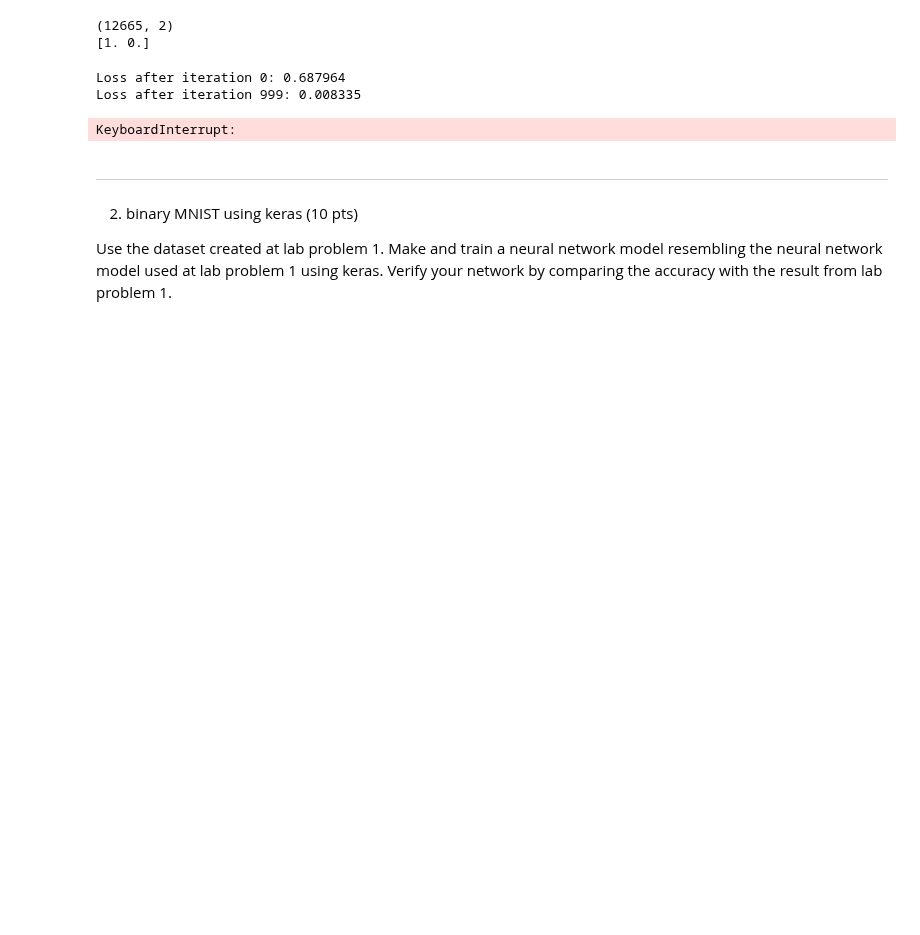
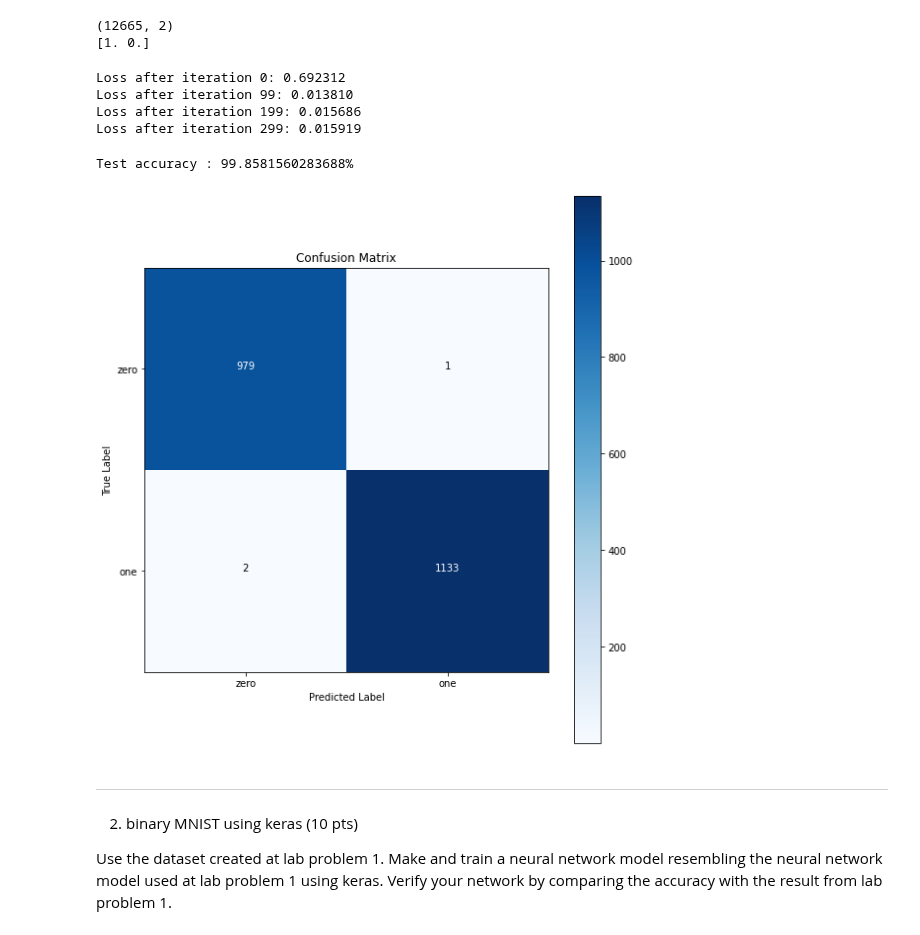
Before and after one commit to changwoonchoi/cl2020, a Jupyter notebook: as_6/assignment06.ipynb, the cells around one changed output. Saved outputs shown, nothing was run; the diff lists cells and outputs as text; code cells hidden in the pictures; blank space fills up the shorter version.

```diff
--- a/as_6/assignment06.ipynb
+++ b/as_6/assignment06.ipynb
@@ -224,7 +226,7 @@ def calculate_loss(model):
     # Calculating the loss
     corect_logprobs = -np.log([probs[i,np.nonzero(y_train_all)[(1)][i].astype('int64')] for i in range(num_examples)])
     data_loss = np.sum(corect_logprobs)
-    # Add regulatization term to loss (optional)
+    # Add regulatization term to loss
     data_loss += reg_lambda/2 * (np.sum(np.square(W1)) + np.sum(np.square(W2)))
     return 1./num_examples * data_loss
 
@@ -263,7 +265,6 @@ def build_model(nn_hdim_1, nn_hdim_2, nn_hdim_3, num_passes=20000, print_loss=Fa
     W4 = np.random.randn(nn_hdim_3, nn_output_dim) / np.sqrt(nn_hdim_3)
     b4 = np.zeros((1, nn_output_dim))
 
-    # This is what we return at the end
     model = {}
 
     # Gradient descent. For each batch...
@@ -272,13 +273,10 @@ def build_model(nn_hdim_1, nn_hdim_2, nn_hdim_3, num_passes=20000, print_loss=Fa
         # Forward propagation
         z1 = X_train_subset.dot(W1) + b1
         a1 = ReLU(z1)
-        # a1 = np.tanh(z1)
         z2 = a1.dot(W2) + b2
         a2 = ReLU(z2)
-        # a2 = np.tanh(z2)
         z3 = a2.dot(W3) + b3
-        a
-        # a3 = np.tanh(z3)
+        a3 = ReLU(z3)
         z4 = a3.dot(W4) + b4
         exp_scores = np.exp(z4)
         probs = exp_scores / np.sum(exp_scores, axis=1, keepdims=True)
@@ -301,7 +299,7 @@ def build_model(nn_hdim_1, nn_hdim_2, nn_hdim_3, num_passes=20000, print_loss=Fa
         dW1 = np.dot(X_train_subset.T, delta2)
         db1 = np.sum(delta2, axis=0)
 
-        # Add regularization terms (b1 and b2 don't have regularization terms)
+        # Add regularization terms
         dW4 += reg_lambda * W4
         dW3 += reg_lambda * W3
         dW2 += reg_lambda * W2
@@ -325,18 +323,46 @@ def build_model(nn_hdim_1, nn_hdim_2, nn_hdim_3, num_passes=20000, print_loss=Fa
 
         if print_loss and i == 0:
             print("Loss after iteration %i: %f" %(i, calculate_loss(model)))
-        if print_loss and i % 1000 == 999:
+        if print_loss and i % 100 == 99:
             print("Loss after iteration %i: %f" %(i, calculate_loss(model)))
 
     return model
 # %%
-model = build_model(128, 128, 128, num_passes=3000, print_loss=True)
+model = build_model(128, 128, 128, num_passes=300, print_loss=True)
 # %% [output]
-Loss after iteration 0: 0.687964
-Loss after iteration 999: 0.008335
+Loss after iteration 0: 0.692312
+Loss after iteration 99: 0.013810
+Loss after iteration 199: 0.015686
+Loss after iteration 299: 0.015919
-KeyboardInterrupt:
 # %%
 calculate_accuracy(model)
+# %% [output]
+Test accuracy : 99.8581560283688%
+# %%
+from sklearn.metrics import classification_report, confusion_matrix
+import itertools
+y_pred = predict(model, X_test_subset)
+y_gt = np.argmax(y_test_all)
+y_gt = np.argmax(y_test_all, axis=1)
+
+plt.figure(figsize=(8,8))
+cm = confusion_matrix(y_gt, y_pred)
+plt.imshow(cm, interpolation='nearest', cmap=plt.cm.Blues)
+plt.title("Confusion Matrix")
+plt.colorbar()
+tick_marks = np.arange(2)
+plt.xticks(tick_marks, ['zero', 'one'])
+plt.yticks(tick_marks, ['zero', 'one'])
+thresh = cm.max()/2.
+normalize = False
+fmt = '.2f' if normalize else 'd'
+for i,j in itertools.product(range(cm.shape[0]), range(cm.shape[1])):
+  plt.text(j,i, format(cm[i,j], fmt), horizontalalignment="center", color="white" if cm[i,j] > thresh else "black")
+plt.ylabel("True Label")
+plt.xlabel("Predicted Label")
+plt.tight_layout()
+# %% [output]
+[figure, added]
 # %% [markdown]
 
 ---
```
Also changed, not shown: parts of 21 cells of this notebook.
